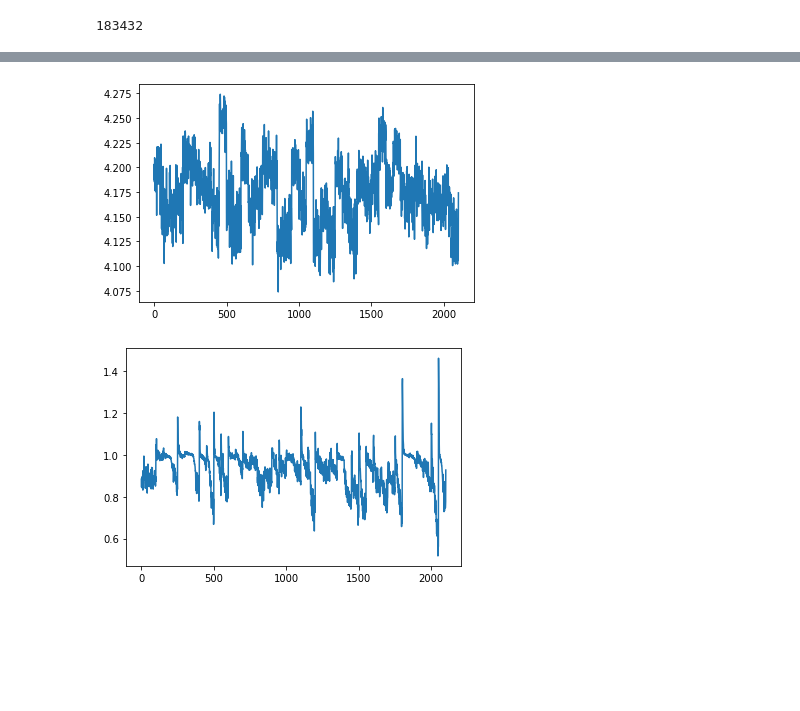
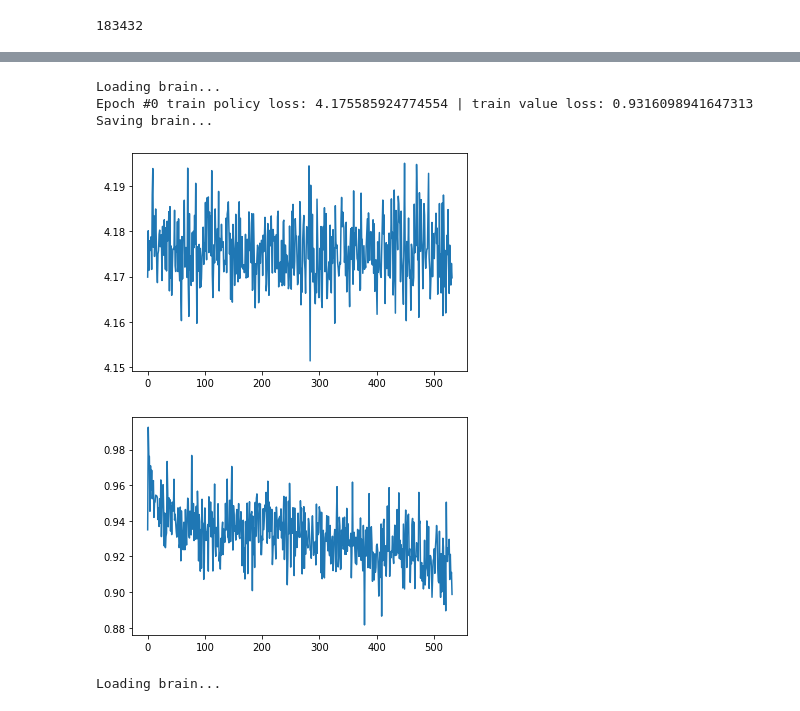
Before and after one commit to iejMac/TTTArena, a Jupyter notebook: mcts/supervised_train.ipynb, the cells around one changed output, grey strips where cells are left out. Cells and saved outputs as stored; diff of their text form; code cells hidden in the pictures; blank space fills up the shorter version.

```diff
--- a/mcts/supervised_train.ipynb
+++ b/mcts/supervised_train.ipynb
@@ -9,17 +9,16 @@ from database import DataBase
 # %%
 # Hyperparams:
 epochs = 1
-lr = 3e-4
+lr = 3e-3
 weight_decay = 1e-4
 
 batch_size=400
 '''
 Remember that last index of 0th batch is 39
                             1st batch is 81
-                            2nd batch is 146
-
-                            81 - 146 is "BAD DATA" generating more data in hopes it won't be bad, while
-                            finding out what "BAD DATA" means
+                            2nd batch is 126
+                            3rd batch is 159
+                                         219
 
 '''
 # %% [output]
@@ -27,8 +26,8 @@ Remember that last index of 0th batch is 39
 # %%
 database = DataBase()
 db_path = "/storage/replay_buffer"
-model = ZeroTTT(brain_path="test_trained_model_0", opt_path="test_trained_opt_state_0", lr=lr, weight_decay=weight_decay, board_len=10)
-# model = ZeroTTT(brain_path=None, opt_path=None, lr=lr, weight_decay=weight_decay, board_len=10)
+model = ZeroTTT(brain_path="trained_model_3", opt_path="trained_opt_state_3", lr=lr, weight_decay=weight_decay, board_len=10)
+# model = ZeroTTT(brain_path="test_model_1", opt_path="test_opt_state_1", lr=lr, weight_decay=weight_decay, board_len=10)
 # %% [output]
 Loading brain...
 # %%
@@ -45,10 +44,10 @@ filtered_names = []
 
 for i in range(len(names)):
     index = int(names[i][0].split("_")[-1][:-4])
-    if 39 < index < 82:
+    if 126 < index < 1200:
         filtered_names.append(names[i])
 names = filtered_names
-#test_set = names[-2:]
+test_set = names[-2:]
 #names = names[:-2]
 test_set = []
 # %%
@@ -130,12 +134,12 @@ Saving brain...
-# %%
-plt.plot(train_policy_losses)
-# plt.plot(test_policy_losses)
-plt.show()
-# %% [output]
-[figure, removed]
-# %%
-plt.plot(train_value_losses)
-# plt.plot(test_policy_losses)
-plt.show()
-# %% [output]
-[figure, removed]
+# %%
+train_model("trained_model_4_hold", "trained_opt_state_4_hold", 3e-4, 1e-4, 1, 1500, 220, 260, 5, 1)
+# %% [output]
+Loading brain...
+Epoch #0 train policy loss: 4.175585924774554 | train value loss: 0.9316098941647313
+Saving brain...
+[figure, added]
+[figure, added]
+# %%
+train_model("trained_model_4", "trained_opt_state_4", 3e-5, 1e-4, 1, 1500, 220, 260, 5, 2)
+# %% [output]
+Loading brain...
```
Also changed, not shown: parts of 6 cells of this notebook, 9 other files.
